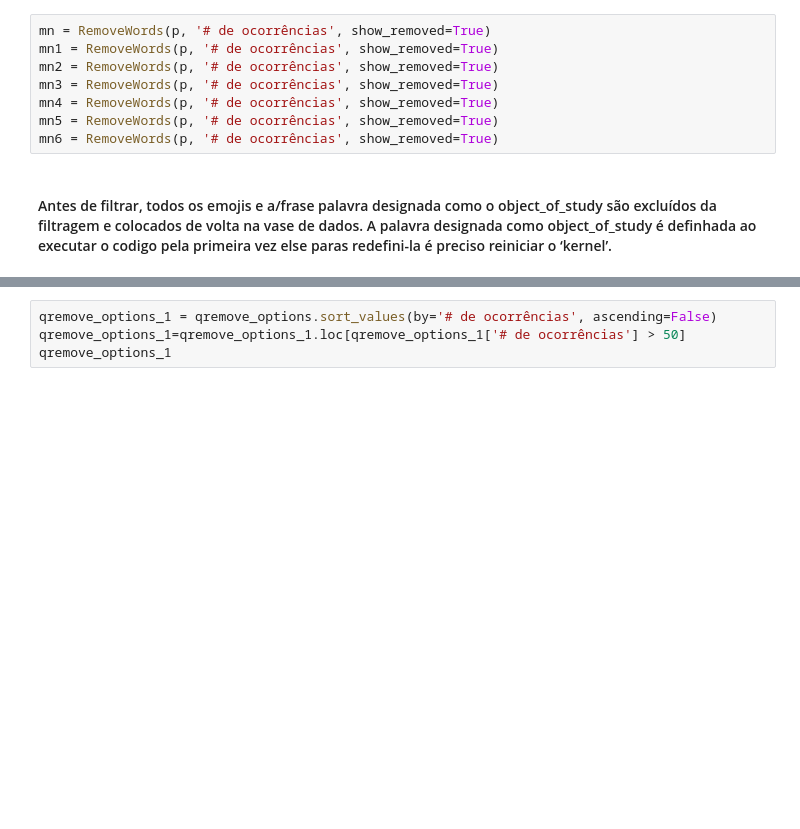
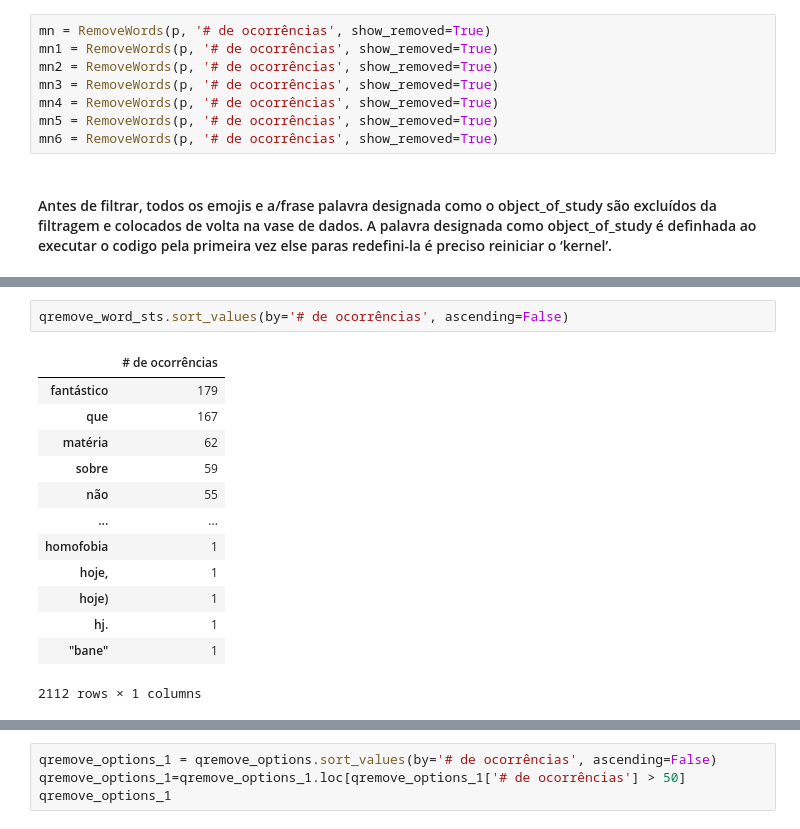
Before and after one commit to RafaelNiccheri/P1-Cdados21_2, a Jupyter notebook: Projeto_1.1.ipynb, the cells around one changed output, grey strips where cells are left out. Cells and saved outputs as stored; diff of their text form; blank space fills up the shorter version.

```diff
--- a/Projeto_1.1.ipynb
+++ b/Projeto_1.1.ipynb
@@ -109,0 +151,16 @@ sem palavras com @
+# %%
+qremove_word_sts.sort_values(by='# de ocorrências', ascending=False)
+# %% [output]
+|  | # de ocorrências |
+| fantástico | 179 |
+| que | 167 |
+| matéria | 62 |
+| sobre | 59 |
+| não | 55 |
+| ... | ... |
+| homofobia | 1 |
+| hoje, | 1 |
+| hoje) | 1 |
+| hj. | 1 |
+| "bane" | 1 |
+2112 rows × 1 columns
```
Also changed, not shown: parts of 20 cells of this notebook, 4 other files.
